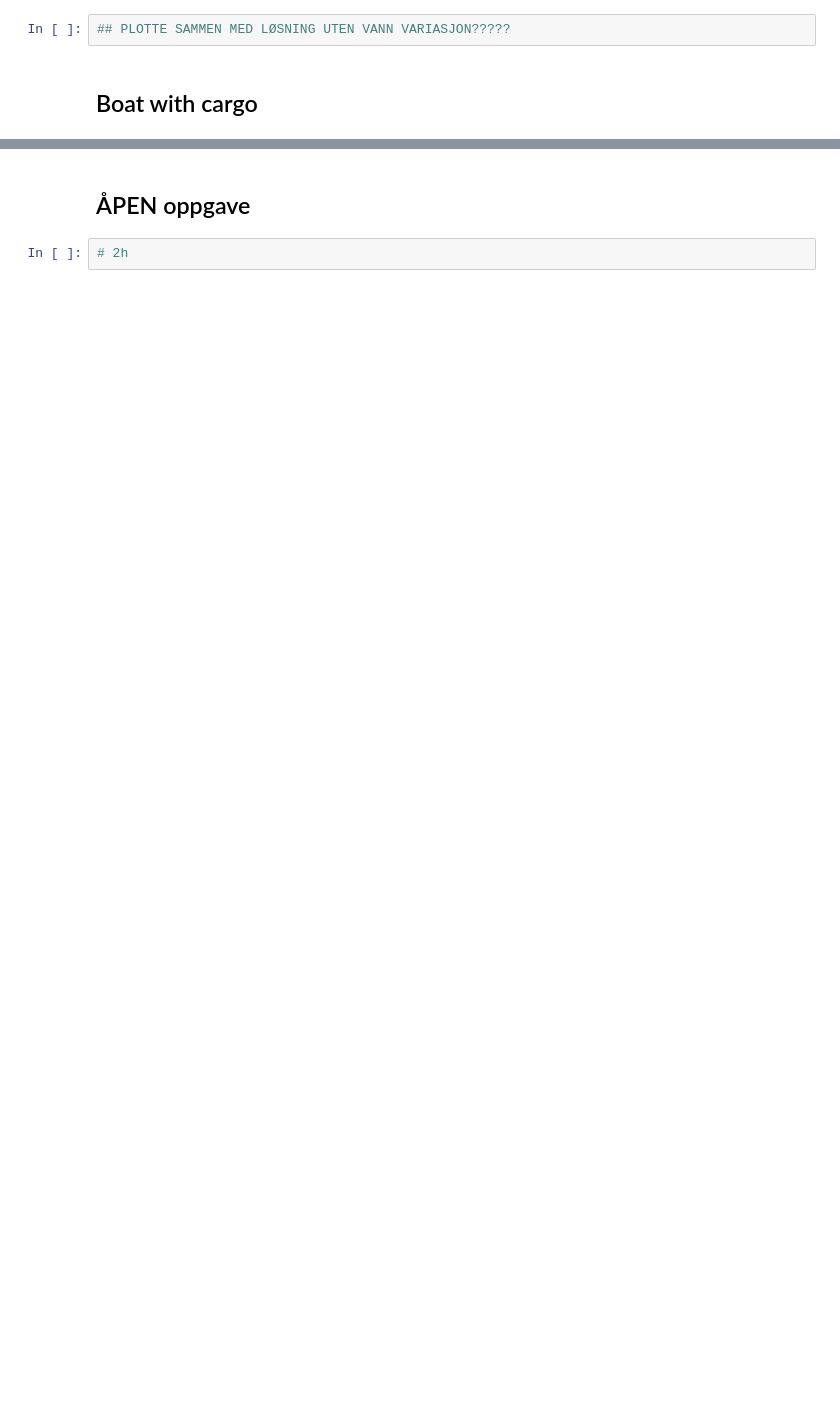
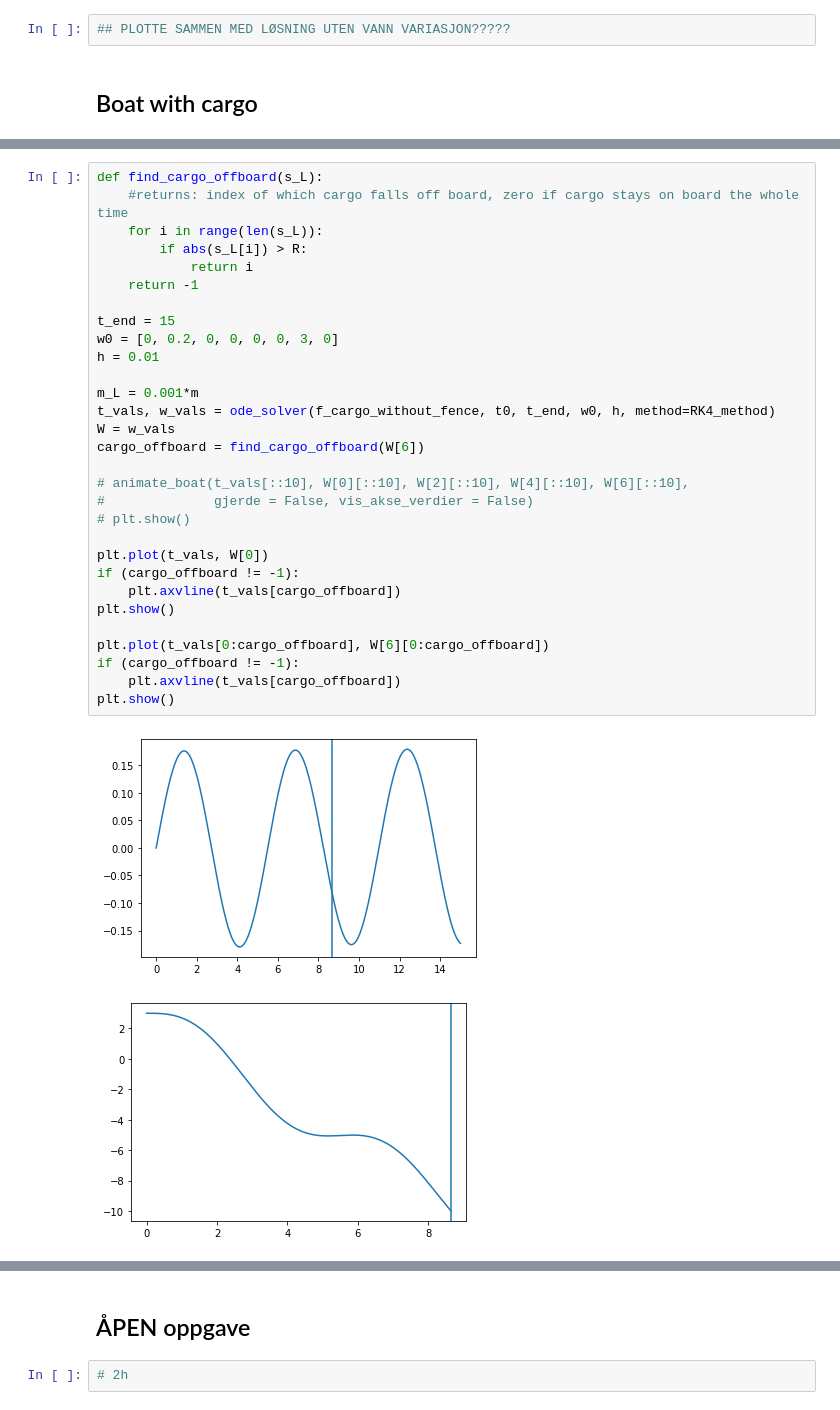
Before and after one commit to Trond01/TMA4320_prosjekt_2, a Jupyter notebook: prosjekt2.ipynb, the cells around one changed output, grey strips where cells are left out. Saved outputs shown, nothing was run; the diff lists cells and outputs as text; blank space fills up the shorter version.

```diff
--- a/prosjekt2.ipynb
+++ b/prosjekt2.ipynb
@@ -804,0 +838,33 @@ $$ \frac{\textrm{d}}{\textrm{d}t} \begin{bmatrix} \theta(t) \\
+# %%
+def find_cargo_offboard(s_L):
+    #returns: index of which cargo falls off board, zero if cargo stays on board the whole time
+    for i in range(len(s_L)):
+        if abs(s_L[i]) > R:
+            return i
+    return -1
+
+t_end = 15
+w0 = [0, 0.2, 0, 0, 0, 0, 3, 0]
+h = 0.01
+
+m_L = 0.001*m
+t_vals, w_vals = ode_solver(f_cargo_without_fence, t0, t_end, w0, h, method=RK4_method)
+W = w_vals
+cargo_offboard = find_cargo_offboard(W[6])
+
+# animate_boat(t_vals[::10], W[0][::10], W[2][::10], W[4][::10], W[6][::10],
+#              gjerde = False, vis_akse_verdier = False)
+# plt.show()
+
+plt.plot(t_vals, W[0])
+if (cargo_offboard != -1):
+    plt.axvline(t_vals[cargo_offboard])
+plt.show()
+
+plt.plot(t_vals[0:cargo_offboard], W[6][0:cargo_offboard])
+if (cargo_offboard != -1):
+    plt.axvline(t_vals[cargo_offboard])
+plt.show()
+# %% [output]
+[figure, added]
+[figure, added]
```
Also changed, not shown: parts of 31 cells of this notebook, 15 other files.
